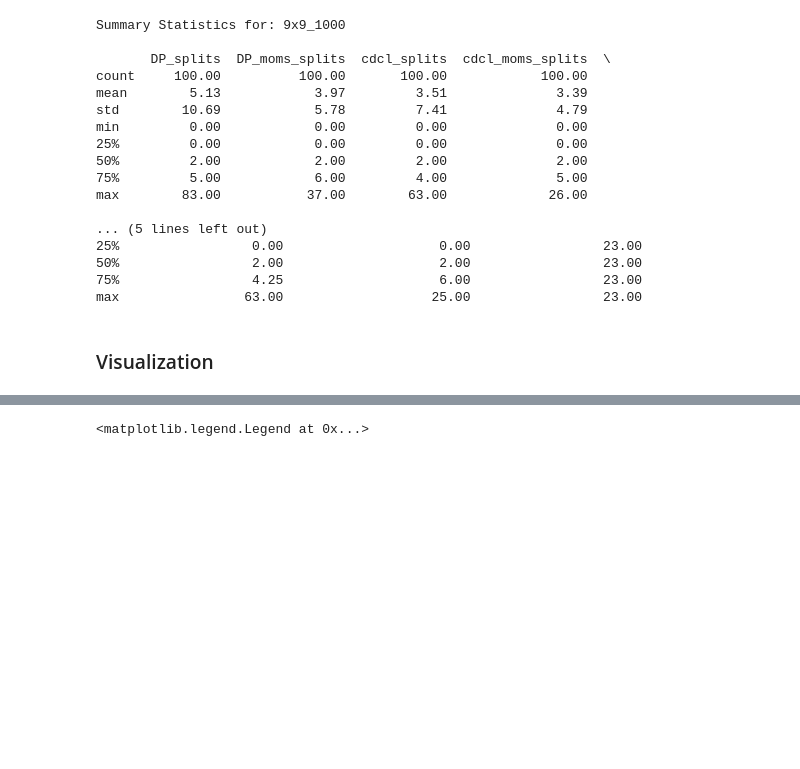
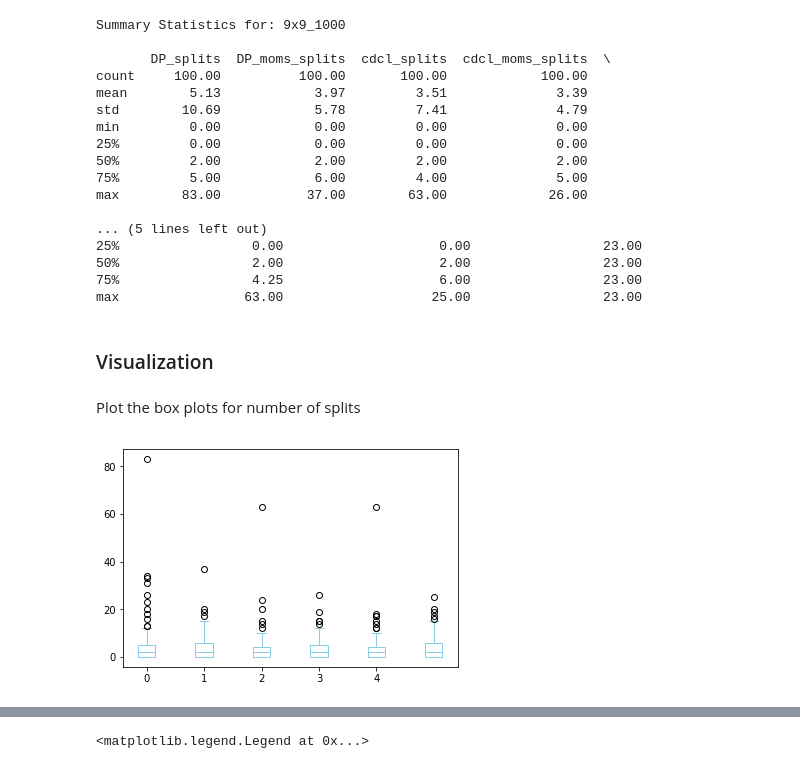
Before and after one commit to freelectron/sat-solver, a Jupyter notebook: Report Notebook.ipynb, the cells around one changed output, grey strips where cells are left out. Cells and saved outputs as stored; diff of their text form; code cells hidden in the pictures; blank space fills up the shorter version.

Commit message:
added plots to notebook

```diff
--- a/Report Notebook.ipynb
+++ b/Report Notebook.ipynb
@@ -60,3 +60,30 @@ max        83.00           37.00        63.00             26.00
 max                63.00                   25.00                 23.00
 # %% [markdown]
 ### Visualization
+# %% [markdown]
+Plot the box plots for number of splits
+# %%
+# With outliers
+
+import numpy as np; np.random.seed(1)
+import matplotlib.pyplot as plt
+
+def draw_plot(data, offset, edge_color, fill_color):
+    """ offset parameter shift the box plot up or down """
+    pos = np.arange(data.shape[1])
+    bp = ax.boxplot(data, positions= pos, widths=0.3, patch_artist=True, manage_xticks=False)
+    for element in ['boxes', 'whiskers', 'fliers', 'medians', 'caps']:
+        plt.setp(bp[element], color=edge_color)
+    for patch in bp['boxes']:
+        patch.set(facecolor=fill_color)
+
+for df in list_dfs:
+    fig, ax = plt.subplots()
+    data = df.filter(like='splits')
+    draw_plot(data.values, 0, "skyblue", "white")
+    plt.xticks(range(5))
+
+    plt.show()
+    plt.close()
+# %% [output]
+[figure, added]
```
Also changed, not shown: parts of 3 cells of this notebook.
